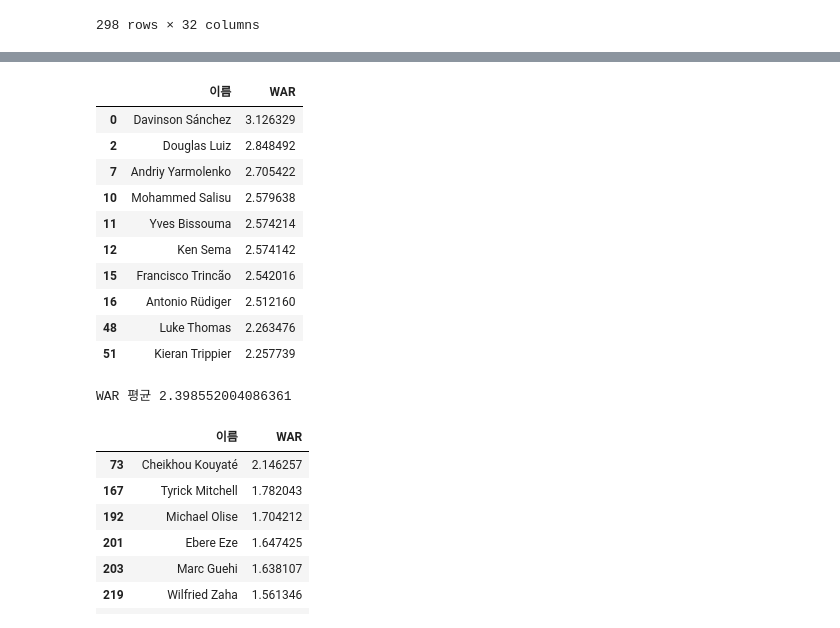
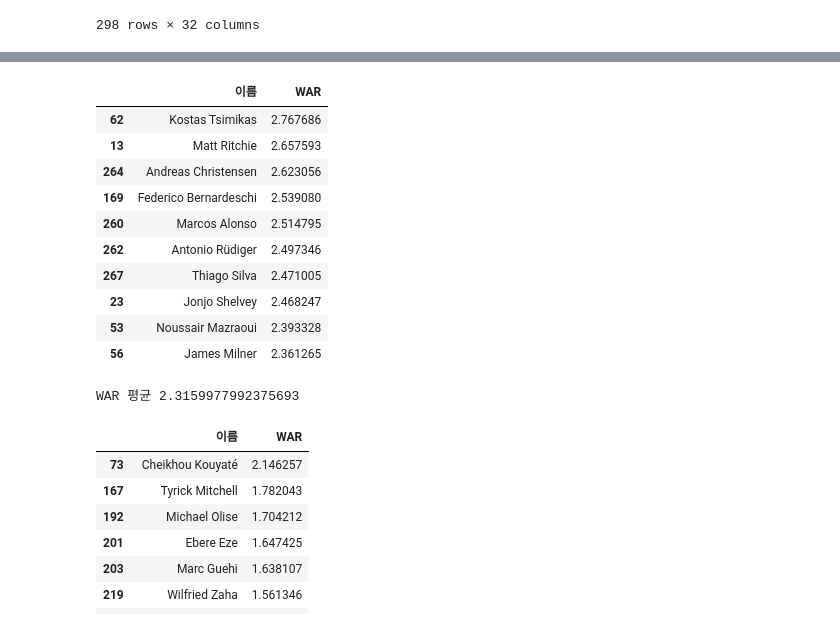
Before and after one commit to jungmkitLez/New_FM_DATA_Aanalysis, a Jupyter notebook: 04.선수별_WAR_측정기.ipynb, the cells around one changed output, grey strips where cells are left out. Drawn from its saved outputs; the diff is of its cells as text; code cells hidden in the pictures.

```diff
--- a/04.선수별_WAR_측정기.ipynb
+++ b/04.선수별_WAR_측정기.ipynb
@@ -79,17 +74,17 @@ forward_df.loc[:,use_col[:-1]] = forward_pca.transform(forward_df.loc[:,use_col[
 midfielder_df.loc[:,use_col[:-1]] = midfielder_pca.transform(midfielder_df.loc[:,use_col[:-1]])
 defender_df.loc[:,use_col[:-1]] = defender_pca.transform(defender_df.loc[:,use_col[:-1]])
 # %%
-forward_df.loc[:,use_col[-1]]=forward_model.predict(forward_df.loc[:,use_col[:-1]])
-midfielder_df.loc[:,use_col[-1]]=midfielder_model.predict(midfielder_df.loc[:,use_col[:-1]])
-defender_df.loc[:,use_col[-1]]=defender_model.predict(defender_df.loc[:,use_col[:-1]])
+forward_df.loc[:,use_col[-1]]=forward_model.predict(tf.constant(forward_df.loc[:,use_col[:-1]].values))
+midfielder_df.loc[:,use_col[-1]]=midfielder_model.predict(tf.constant(midfielder_df.loc[:,use_col[:-1]].values))
+defender_df.loc[:,use_col[-1]]=defender_model.predict(tf.constant(defender_df.loc[:,use_col[:-1]].values))
 # %%
 forward_min = min(forward_df['평균획득승점/경기'].tolist())
 midfielder_min = min(midfielder_df['평균획득승점/경기'].tolist())
 defender_min = min(defender_df['평균획득승점/경기'].tolist())
 # %%
-forward_df['평균획득승점/경기'] = forward_df['평균획득승점/경기'].map(lambda x : x-forward_min+1)
-midfielder_df['평균획득승점/경기'] = midfielder_df['평균획득승점/경기'].map(lambda x : x-midfielder_min+1)
-defender_df['평균획득승점/경기'] = defender_df['평균획득승점/경기'].map(lambda x : x-defender_min+1)
+forward_df['WAR'] = forward_df['평균획득승점/경기'].map(lambda x : x-forward_min+1)
+midfielder_df['WAR'] = midfielder_df['평균획득승점/경기'].map(lambda x : x-midfielder_min+1)
+defender_df['WAR'] = defender_df['평균획득승점/경기'].map(lambda x : x-defender_min+1)
 # %%
 all_df = pd.concat([forward_df,midfielder_df,defender_df])
 all_df
@@ -138,25 +133,43 @@ premier_df.query(f'이름 in ["Phil Foden"]')[['이름','WAR']]
 # %%
-my_players = ["Mohammed Salisu","Davinson Sánchez","Antonio Rüdiger","Ken Sema"
-              ,"Jamie Shackleton","Oliver Skipp","Luke Thomas","Francisco Trincão"
-              ,"Kieran Trippier","Jamie Vardy","Callum Wilson","Andriy Yarmolenko"
-              ,"Yves Bissouma","Douglas Luiz","Pascal Groß"]
+my_players = ["Thiago Silva",
+              "Kieran Trippier",
+              "Antonio Rüdiger",
+              "Kostas Tsimikas",
+              "Marcos Alonso",
+              "Oliver Skipp",
+              "Federico Bernardeschi",
+              "Kieran Trippier",
+              "Edinson Cavani",
+              "Callum Wilson",
+              "Andreas Christensen",
+              "Seamus Coleman",
+              "Issa Diop",
+              "Abdoulaye Doucouré",
+              "Demarai Gray",
+              "Isaac Hayden",
+              "Curtis Jones",
+              "Noussair Mazraoui",
+              "James Milner",
+              "Paulinho",
+              "Matt Ritchie",
+              "Jonjo Shelvey"]
 my_df = premier_df.query(f'이름 in {my_players}')[['이름','WAR']]
 
 display(my_df.sort_values(by="WAR",ascending=False).head(10))
 print("WAR 평균",np.mean(my_df["WAR"]))
 # %% [output]
 |  | 이름 | WAR |
-| 0 | Davinson Sánchez | 3.126329 |
-| 2 | Douglas Luiz | 2.848492 |
-| 7 | Andriy Yarmolenko | 2.705422 |
-| 10 | Mohammed Salisu | 2.579638 |
-| 11 | Yves Bissouma | 2.574214 |
-| 12 | Ken Sema | 2.574142 |
-| 15 | Francisco Trincão | 2.542016 |
-| 16 | Antonio Rüdiger | 2.512160 |
-| 48 | Luke Thomas | 2.263476 |
-| 51 | Kieran Trippier | 2.257739 |
+| 62 | Kostas Tsimikas | 2.767686 |
+| 13 | Matt Ritchie | 2.657593 |
+| 264 | Andreas Christensen | 2.623056 |
+| 169 | Federico Bernardeschi | 2.539080 |
+| 260 | Marcos Alonso | 2.514795 |
+| 262 | Antonio Rüdiger | 2.497346 |
+| 267 | Thiago Silva | 2.471005 |
+| 23 | Jonjo Shelvey | 2.468247 |
+| 53 | Noussair Mazraoui | 2.393328 |
+| 56 | James Milner | 2.361265 |
-WAR 평균 2.398552004086361
+WAR 평균 2.3159977992375693
 # %%
 cpfc_players = ["Nathaniel Clyne","Odsonne Edouard","Ebere Eze","Marc Guehi","Will Hughes",
                "Cheikhou Kouyaté","Luka Milivojević","Tyrick Mitchell","Michael Olise","Jairo Riedewald",
```
Also changed, not shown: parts of 4 cells of this notebook, 2 other files.
